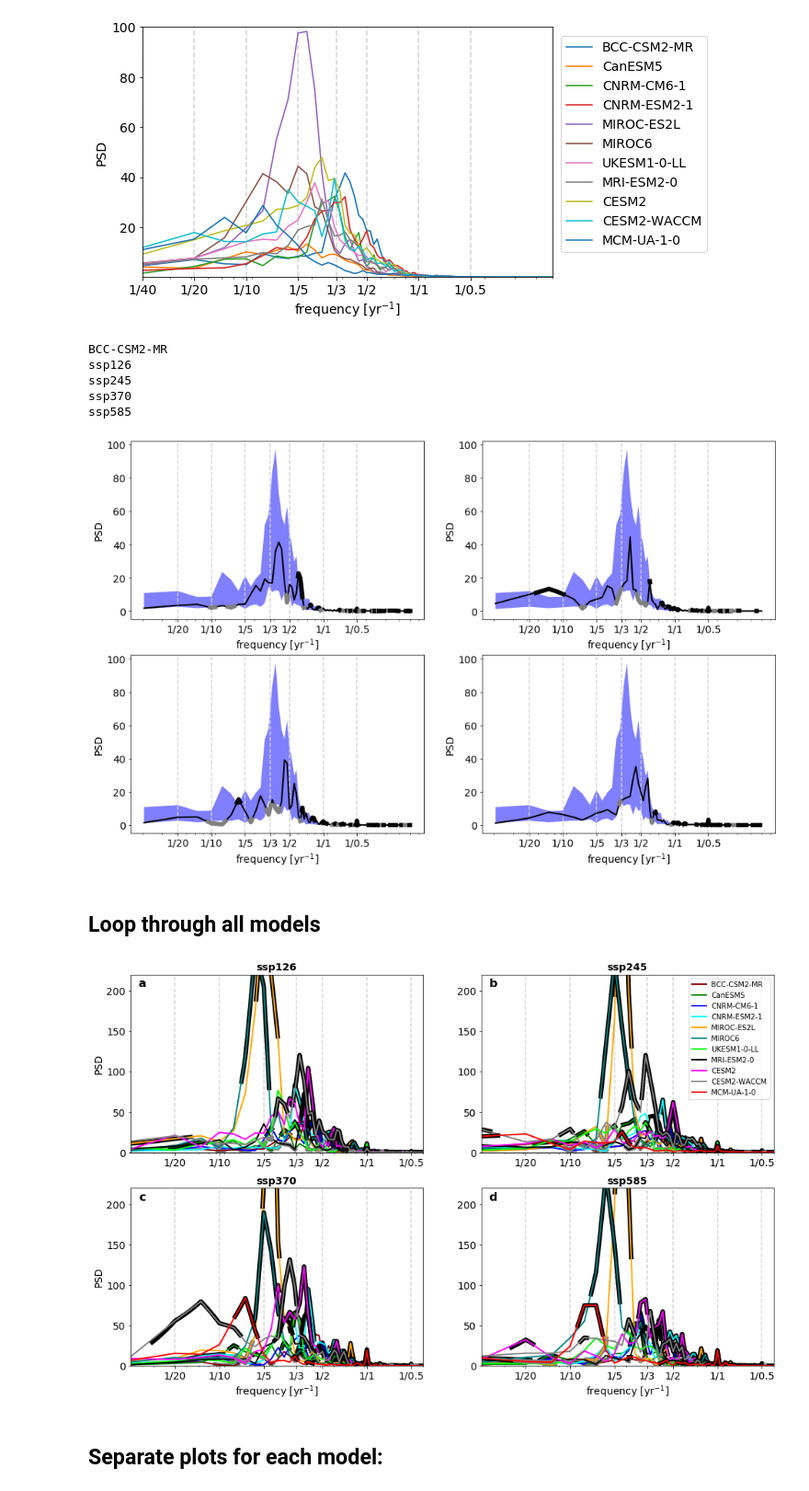
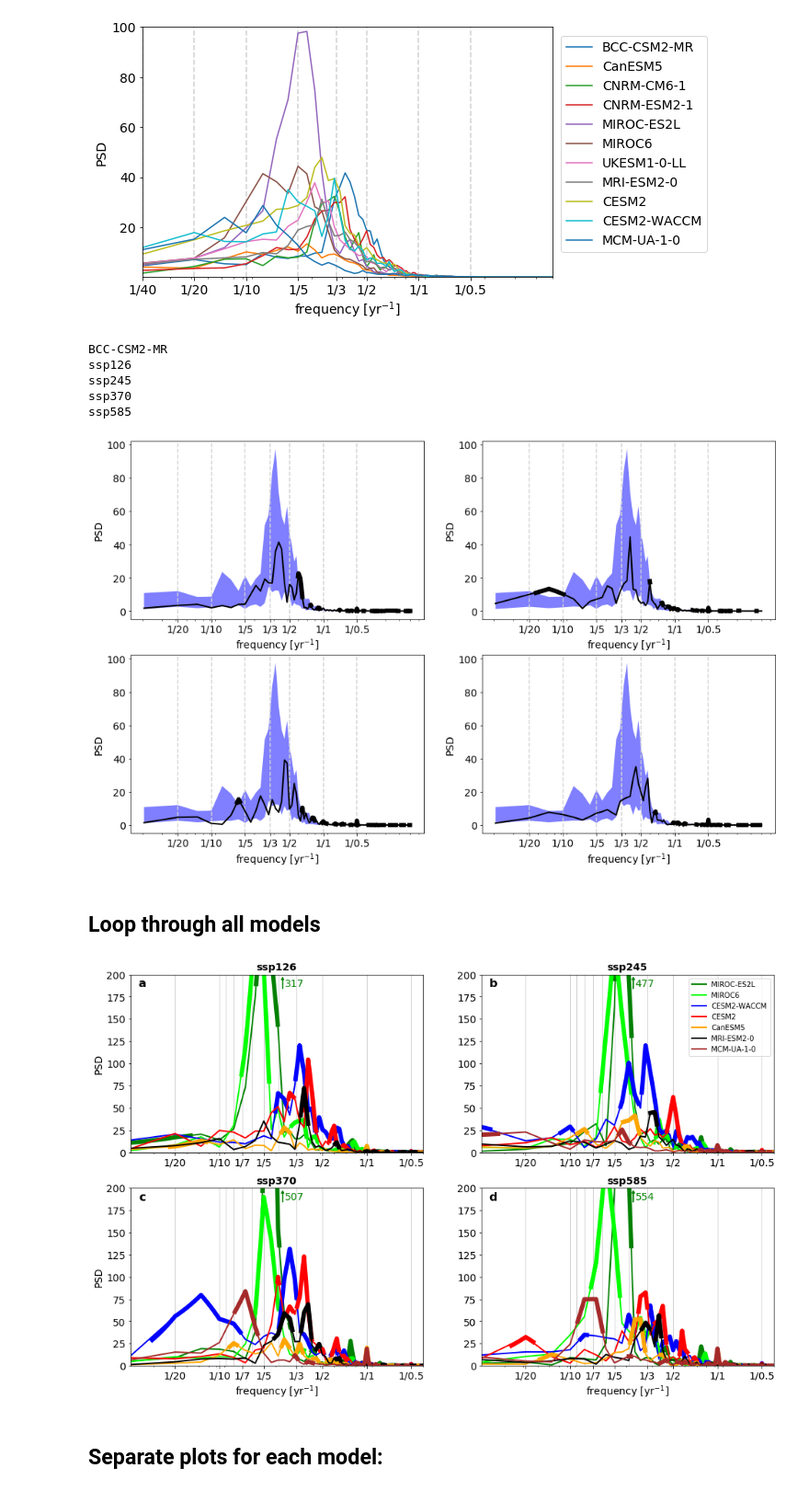
Before and after one commit to Hegebf/enso_paper, a Jupyter notebook: notebooks/monthly_single_member_analyses.ipynb, the cells around one changed output. Shown at 92% size. Saved outputs shown, nothing was run; the diff lists cells and outputs as text; code cells hidden in the pictures.

Commit message:
Less models in Figure2

```diff
--- a/notebooks/monthly_single_member_analyses.ipynb
+++ b/notebooks/monthly_single_member_analyses.ipynb
@@ -217,7 +217,7 @@ x = {}
 colors = ['black', 'blue', 'purple', 'red', 'green', 'cyan']
 color_dict = {}
 delta_x = 0.1
-for ind,exp in enumerate(experiments):
+for ind,exp in enumerate(['piControl', 'ssp126', 'ssp245', 'ssp370', 'ssp585']):
     x[exp] = np.arange(len(models)) + 1 + delta_x*ind
     color_dict[exp] = colors[ind]
 # %%
@@ -225,7 +225,7 @@ for ind,exp in enumerate(experiments):
 fig, ax = plt.subplots(figsize = [16,5])
 
 for (k,model) in enumerate(models):
-    for exp in experiments:
+    for exp in ['piControl', 'ssp126', 'ssp245', 'ssp370', 'ssp585']:
         if exp in anomalies[model]:
             anom = anomalies[model][exp]
             if k == 1:
@@ -289,7 +289,7 @@ plt.show()
 [figure]
 # %%
 # function for plotting thick lins outside an interval:
-def thick_lines(f, Pxx, min_vals, max_vals, ax, xaxis = 'period', lw = 4):
+def thick_lines(f, Pxx, min_vals, max_vals, ax, xaxis = 'period', lw = 4, lower_power = False, thick_color = "black"):
     # perform a linear interpolation to make points more dense
     f_intp = np.arange(min(f[1:]), max(f[1:]), np.diff(f)[0]/20)
     P_intp = np.interp(f_intp, f[1:], Pxx[1:])
@@ -304,10 +304,10 @@ def thick_lines(f, Pxx, min_vals, max_vals, ax, xaxis = 'period', lw = 4):
                 i += 1;
             # plot thick line
             if xaxis == 'period':
-                ax.semilogx(np.flip(1/f_intp[first_i:i]), np.flip(P_intp[first_i:i]), color = "black", linewidth = lw)
+                ax.semilogx(np.flip(1/f_intp[first_i:i]), np.flip(P_intp[first_i:i]), color = thick_color, linewidth = lw)
             elif xaxis == 'frequency':
-                ax.semilogx(f_intp[first_i:i], P_intp[first_i:i], color = "black", linewidth = lw)
-        elif P_intp[i] < min_vals_intp[i]:
+                ax.semilogx(f_intp[first_i:i], P_intp[first_i:i], color = thick_color, linewidth = lw)
+        elif P_intp[i] < min_vals_intp[i] and lower_power == True:
             first_i = i
             # find first index not satisfying this criterion:
             while P_intp[i] < min_vals_intp[i] and i < len(f_intp)-1:
@@ -381,36 +381,43 @@ ssp126
 ssp245
 ssp370
 ssp585
-[figure, old version]
+[figure, new version]
 # %% [markdown]
 ## Loop through all models
 # %%
 fig, axes = plt.subplots(ncols = 2, nrows = 2, figsize = (8*2,5*2))
 axes = np.concatenate(axes)
+
 seg_length = 86*12; nperseg = 40*12
 overlap = seg_length - 30*12;
-color_list = ['Maroon', 'Green', 'Blue', 'Cyan', 'Orange',  'Teal', 'Lime', 'Black', 'Magenta', 'Grey', 'Red']
+#color_list = ['Maroon', 'Green', 'Blue', 'Cyan', 'Orange',  'Teal', 'Lime', 'Black', 'Magenta', 'Grey', 'Red']
+color_list = ['Green', 'Lime', 'Blue', 'Red', 'Orange', 'Black', 'Brown']
 colors = {}
-for (i,model) in enumerate(models):
+
+# models are sorted such that those with highest power are plotted first
+models2 = ['MIROC-ES2L', 'MIROC6', 'CESM2-WACCM', 'CESM2', 'CanESM5','MRI-ESM2-0', 'MCM-UA-1-0']
+
+
+for (i,model) in enumerate(models2):
     colors[model] = color_list[i]
 
 # plot vertical lines at given periods:
-#xcoords = [0.5, 1, 2, 3, 4, 5, 6, 7, 8, 9, 10, 20]
-xcoords = [0.5, 1, 2, 3, 5, 10, 20]
+xcoords = [0.5, 1, 2, 3, 5, 7, 10, 20] # for labels
+xcoords2 = [0.5, 1, 2, 3, 4, 5, 6, 7, 8, 9, 10, 20] # for lines
 for (k,ax) in enumerate(axes):
-    for xc in xcoords:
+    for xc in xcoords2:
         #ax.axvline(x=12*xc, color='lightgray', linestyle='--')
-        ax.axvline(x=1/(12*xc), color='lightgray', linestyle='--')
+        ax.axvline(x=1/(12*xc), color='lightgray', linewidth = 1)
     if k in [2,3]:
         ax.set_xlabel('frequency [yr$^{-1}$]', fontsize = 14)
         #ax.set_xlabel('Period [yrs]', fontsize = 14)
     if k in [0,2]:
         ax.set_ylabel('PSD', fontsize = 14)
     ax.tick_params(axis='both', labelsize = 14)
-    ax.set_ylim(0,220)
+    ax.set_ylim(0,200)
     ax.set_xlim(1/(40*12), 1/(5))
 
-for model in models:
+for model in models2:
     exp = 'piControl'
     x = anomalies[model][exp][:500*12]
     starttimes = np.arange(0,len(x)-seg_length+1,seg_length - overlap)
@@ -424,36 +431,39 @@ for model in models:
     min_vals = np.zeros(int(nperseg/2)); max_vals = np.zeros(int(nperseg/2));
     for (i,fi) in enumerate(f[1:]):
         Pxx_i = Pxx_list[:,i]
         min_vals[i] = Pxx_i.min()
         max_vals[i] = Pxx_i.max()
 
     for (k, exp) in enumerate(experiments[2:]):
         #print(exp)
         ax = axes[k]
         ax.set_title(exp, fontsize = 14, fontweight = 'bold')
         if exp in anomalies[model]:
             x = anomalies[model][exp]
             f, Pxx = signal.welch(x, nperseg=nperseg);
-            thick_lines(f, Pxx, min_vals, max_vals, ax, lw = 6, xaxis = 'frequency')
+            thick_lines(f, Pxx, min_vals, max_vals, ax, lw = 6, xaxis = 'frequency', thick_color = colors[model])
             if k==1:
                 ax.semilogx(f[1:], Pxx[1:], linewidth = 2, label = model, color = colors[model])
             else:
                 ax.semilogx(f[1:], Pxx[1:], linewidth = 2, color = colors[model])
             #ax.semilogx(np.flip(1/f[1:]), np.flip(Pxx[1:]), color = "black", linewidth = 2)
-
+            if model == 'MIROC-ES2L':
+                ax.arrow(0.55-0.03, 0.95-0.03, 0, 0.05, head_width=0.01, width = 0.001, color = colors[model], transform=ax.transAxes)
+                ax.text(0.56, 0.95, int(np.round(max(Pxx[1:]),0)), fontsize = 14, color = colors[model], horizontalalignment='center', verticalalignment='center', transform=ax.transAxes)
 
 plt.setp(axes, xticks=1/(12*np.array(xcoords)), xticklabels=['1/' +str(xcoords[i]) for i in range(len(xcoords))])
 #plt.xticks(12*np.array(xcoords),np.array(xcoords))
 
 axes[1].legend(loc = 1)
 
 panels = ['a', 'b', 'c', 'd']
 for (i,panel) in enumerate(panels):
     axes[i].text(0.04, 0.95, panel, fontweight = 'bold', fontsize = 16, horizontalalignment='center', verticalalignment='center', transform=axes[i].transAxes);
 
+#plt.savefig('../Figures/Figure2.png', format='png', dpi=300, bbox_inches="tight")
 plt.show()
 # %% [output]
-[figure, old version]
+[figure, new version]
 # %% [markdown]
 ## Separate plots for each model:
 # %%
```
Also changed, not shown: parts of 1 cell of this notebook, 1 other file.
